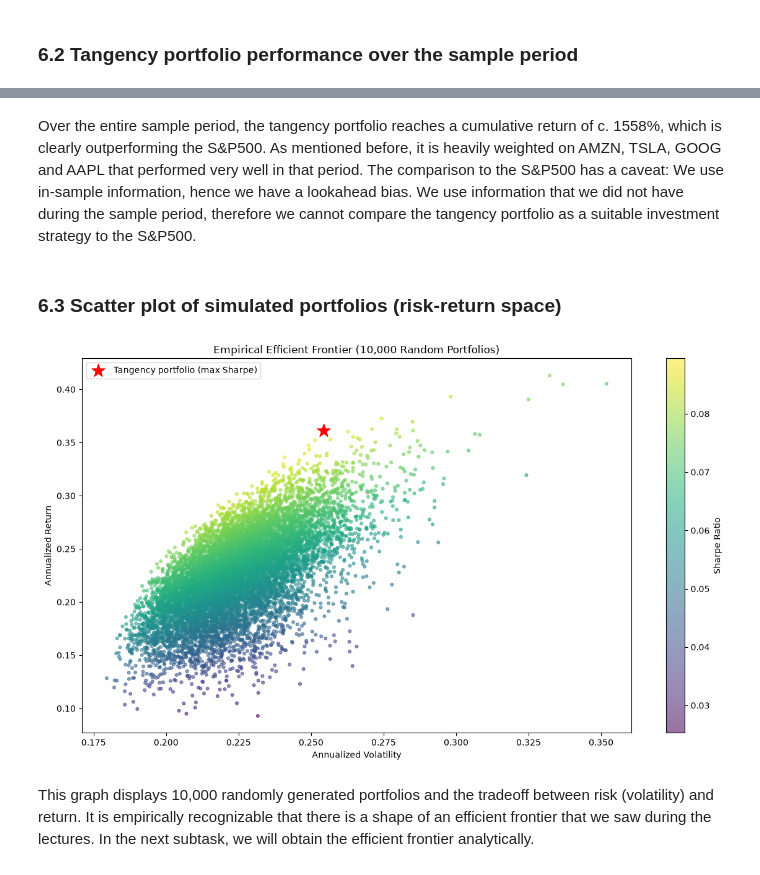
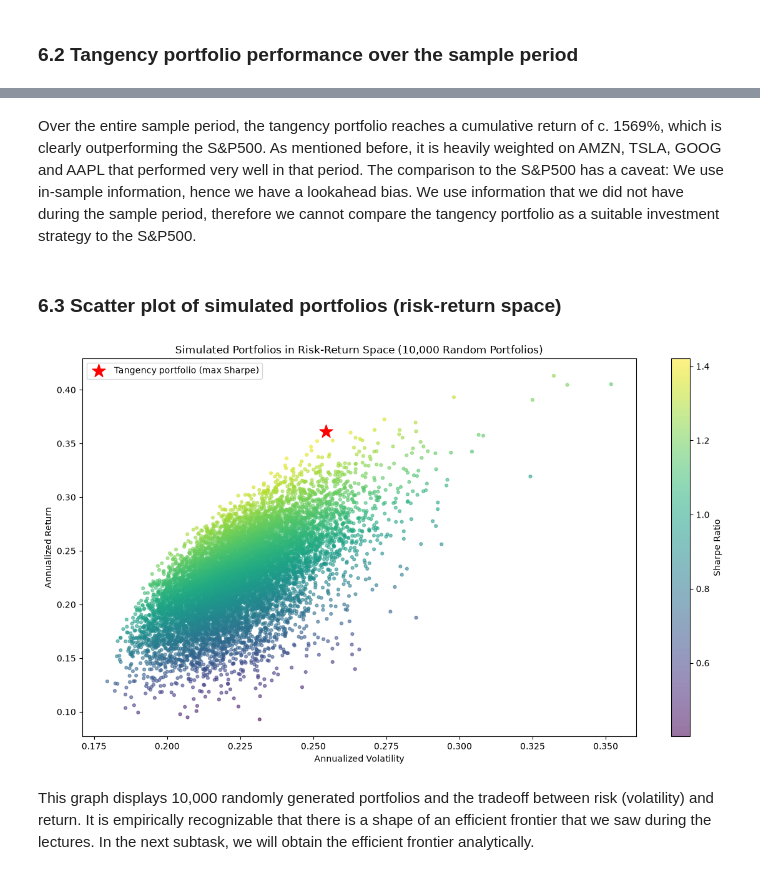
Before and after one commit to henricvsb/Finance-with-Big-Data-Lab-Sessions, a Jupyter notebook: #1/PCLAB#1 - Group 2 - Henricus Bracht Erdem Bayrakcioglu Leonard Fischbach.ipynb, the cells around one changed output, grey strips where cells are left out. Cells and saved outputs as stored; diff of their text form; code cells hidden in the pictures.

```diff
--- a/#1/PCLAB#1 - Group 2 - Henricus Bracht Erdem Bayrakcioglu Leonard Fischbach.ipynb
+++ b/#1/PCLAB#1 - Group 2 - Henricus Bracht Erdem Bayrakcioglu Leonard Fischbach.ipynb
@@ -35,6 +35,7 @@ RANDOM_SEED = 42
 np.random.seed(RANDOM_SEED)
 
 STOCK_TICKER_COLUMNS = [column_name for column_name in stock_price_data.columns if column_name not in ("Date", "sp500")]
+STOCK_SP_TICKER_COLUMNS = [column_name for column_name in stock_price_data.columns if column_name not in ("Date")]
 # %% [markdown]
 ### 1.1 Load, sort by date, and count the number of stocks
 # %%
@@ -229,7 +230,7 @@ It is important to note that, firstly, this chart is relative to the first obser
 def calculate_daily_returns(stock_prices):
     daily_returns = stock_prices.copy()
 
-    for ticker_name in STOCK_TICKER_COLUMNS:
+    for ticker_name in STOCK_SP_TICKER_COLUMNS:
         for row_index in range(1, len(stock_prices)):
             previous_price = stock_prices.loc[row_index - 1, ticker_name]
             current_price = stock_prices.loc[row_index, ticker_name]
@@ -484,32 +485,32 @@ Maximum Sharpe ratio (annualized, rf = 0): 0.08950138747595786
 [figure]
 # %% [markdown]
-Over the entire sample period, the tangency portfolio reaches a cumulative return of c. 1558%, which is clearly outperforming the S&P500. As mentioned before, it is heavily weighted on AMZN, TSLA, GOOG and AAPL that performed very well in that period. The comparison to the S&P500 has a caveat: We use in-sample information, hence we have a lookahead bias. We use information that we did not have during the sample period, therefore we cannot compare the tangency portfolio as a suitable investment strategy to the S&P500.
+Over the entire sample period, the tangency portfolio reaches a cumulative return of c. 1569%, which is clearly outperforming the S&P500. As mentioned before, it is heavily weighted on AMZN, TSLA, GOOG and AAPL that performed very well in that period. The comparison to the S&P500 has a caveat: We use in-sample information, hence we have a lookahead bias. We use information that we did not have during the sample period, therefore we cannot compare the tangency portfolio as a suitable investment strategy to the S&P500.
 # %% [markdown]
 ### 6.3 Scatter plot of simulated portfolios (risk-return space)
 # %%
 figure, axes = plt.subplots(figsize=(12, 7))
 
 # Calculate the annualized return and volatility
-mean_returns = simulated_portfolios["return"] * TRADING_DAYS_PER_YEAR
-covariance_matrix = simulated_portfolios["volatility"] * np.sqrt(TRADING_DAYS_PER_YEAR)
+annualized_returns = simulated_portfolios["return"] * TRADING_DAYS_PER_YEAR
+annualized_volatilities = simulated_portfolios["volatility"] * np.sqrt(TRADING_DAYS_PER_YEAR)
 
-scatter = axes.scatter(covariance_matrix, mean_returns, c=simulated_portfolios["sharpe_ratio"], cmap="viridis", alpha=0.55, s=12)
+scatter = axes.scatter(annualized_volatilities, annualized_returns, c=(simulated_portfolios["sharpe_ratio"]*np.sqrt(TRADING_DAYS_PER_YEAR)), cmap="viridis", alpha=0.55, s=12)
 
 # Find the portfolio with the highest Sharpe ratio
 best_portfolio = simulated_portfolios.loc[simulated_portfolios["sharpe_ratio"].idxmax()]
 
 # Highlight the tangency portfolio
 axes.scatter(best_portfolio["volatility"]* np.sqrt(TRADING_DAYS_PER_YEAR), best_portfolio["return"]* TRADING_DAYS_PER_YEAR, color="red", marker="*", s=250, label="Tangency portfolio (max Sharpe)")
 
-axes.set_title("Empirical Efficient Frontier (10,000 Random Portfolios)")
+axes.set_title("Simulated Portfolios in Risk-Return Space (10,000 Random Portfolios)")
 axes.set_xlabel("Annualized Volatility")
 axes.set_ylabel("Annualized Return")
 axes.legend()
 figure.colorbar(scatter, ax=axes, label="Sharpe Ratio")
 plt.tight_layout()
 plt.show()
 # %% [output]
-[figure, old version]
+[figure, new version]
 # %% [markdown]
 This graph displays 10,000 randomly generated portfolios and the tradeoff between risk (volatility) and return. It is empirically recognizable that there is a shape of an efficient frontier that we saw during the lectures. In the next subtask, we will obtain the efficient frontier analytically.
 # %% [markdown]
```
Also changed, not shown: parts of 10 cells of this notebook.
